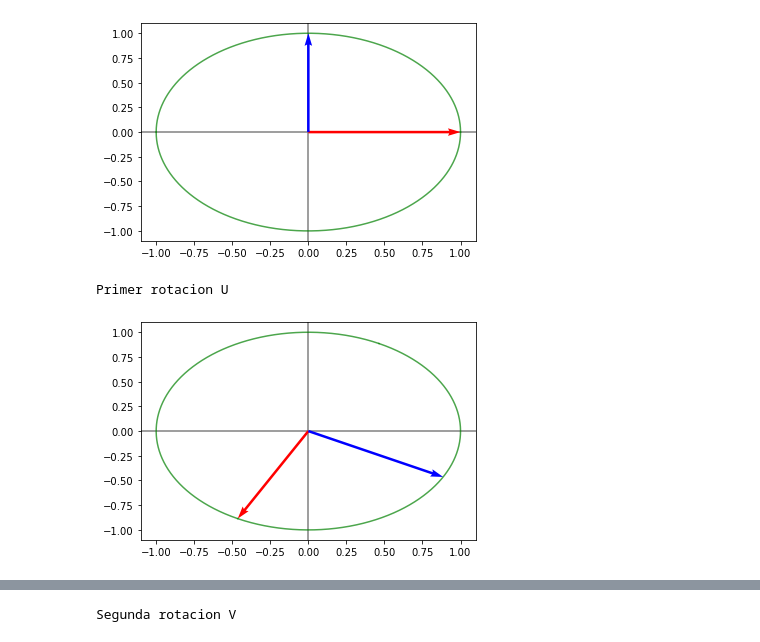
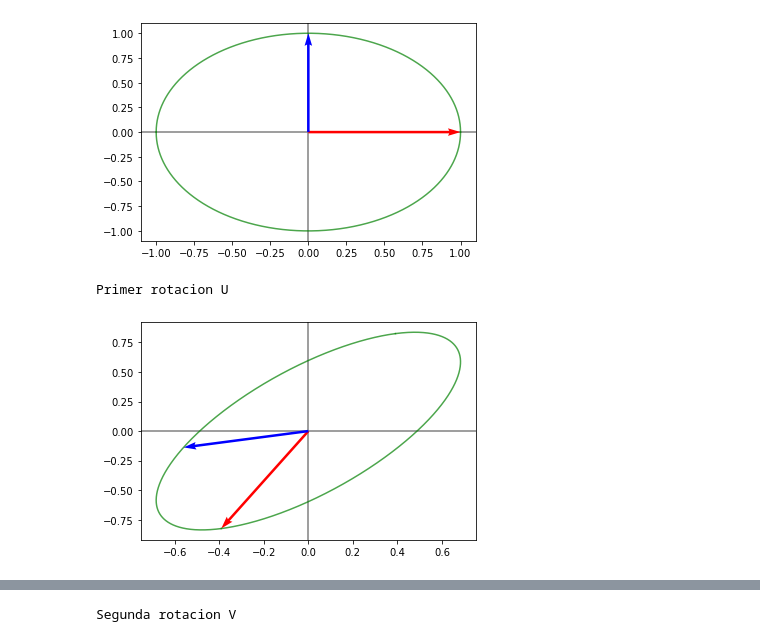
Before and after one commit to LuisReyes98/platzi-algebra-lineal-ml, a Jupyter notebook: 01 - Transformaciones Lineales y Descomposicion de Matrices/05 - Descomponer una matriz no cuadrada - SVD.ipynb, the cells around one changed output, grey strips where cells are left out. Drawn from its saved outputs; the diff is of its cells as text; code cells hidden in the pictures.

```diff
--- a/01 - Transformaciones Lineales y Descomposicion de Matrices/05 - Descomponer una matriz no cuadrada - SVD.ipynb
+++ b/01 - Transformaciones Lineales y Descomposicion de Matrices/05 - Descomponer una matriz no cuadrada - SVD.ipynb
@@ -186,12 +197,13 @@ graficarMatriz(np.eye(2))
 # %% [output]
 Circulo unitario
 [figure]
-# %%
-print('Primer rotacion U')
-graficarMatriz(U)
-# %% [output]
-Primer rotacion U
-[figure, removed]
+# %%
+%matplotlib inline
+print('Primer rotacion V')
+graficarMatriz(V)
+# %% [output]
+Primer rotacion U
+[figure, added]
 # %%
 # print('rotacion V')
 # graficarMatriz(V)
```
Also changed, not shown: parts of 23 cells of this notebook, 9 other files.
